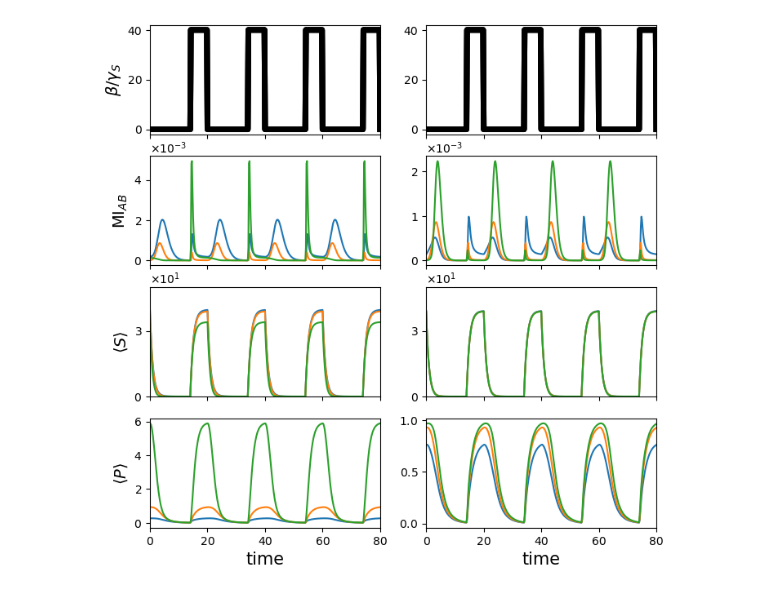
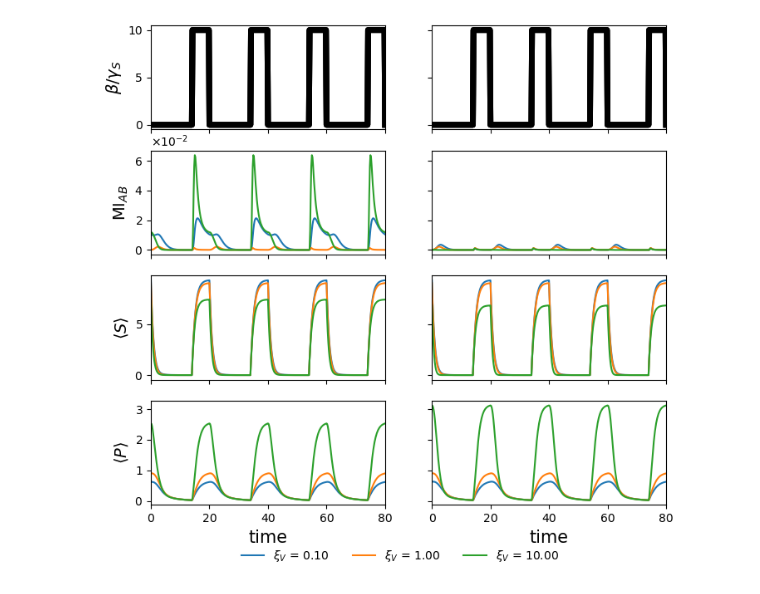
Before and after one commit to PessoaP/Allostery_model, a Jupyter notebook: figures.ipynb, the cells around one changed output. Drawn from its saved outputs; the diff is of its cells as text; code cells hidden in the pictures.

```diff
--- a/figures.ipynb
+++ b/figures.ipynb
@@ -215,7 +310,7 @@ records = []
 files = os.listdir("varallostery")
 for file in files:
     try:
-        _, v, k, beta, shape, times, _ = file.split("_")
+        allo, v, k, beta, shape, times, _ = file.split("_")
         xi_v, xi_k = v.split("=")[-1], k.split("=")[-1]
 
         # remove trailing 'K' from xi_v
@@ -227,6 +322,7 @@ for file in files:
             times = times
 
         records.append({
+            "kind": allo,
             "xi_v": xi_v,
             "xi_k": xi_k,
             "shape": shape,
@@ -326,0 +403,13 @@ make_plot_single(tri_v10,'triangle_v=10_report_v',tmax=40)
+# %%
+
+step_k1    = df[(df['kind']=='Allosteric')    & (df['beta']=='10') & (df['shape']=='varstep') & (df['times']=='[14.  6.]') & (df['xi_k']==1)  & df['xi_v'].isin([0.1, 1, 10])].sort_values('xi_v')
+step_v1    = df[(df['kind']=='Allosteric')    & (df['beta']=='10') & (df['shape']=='varstep') & (df['times']=='[14.  6.]') & (df['xi_v']==1)  & df['xi_k'].isin([0.1, 1, 10])].sort_values('xi_k')
+
+nastep_k1  = df[(df['kind']=='nonAllosteric') & (df['beta']=='10') & (df['shape']=='varstep') & (df['times']=='[14.  6.]') & (df['xi_k']==1)  & df['xi_v'].isin([0.1, 1, 10])].sort_values('xi_v')
+nastep_v1  = df[(df['kind']=='nonAllosteric') & (df['beta']=='10') & (df['shape']=='varstep') & (df['times']=='[14.  6.]') & (df['xi_v']==1)  & df['xi_k'].isin([0.1, 1, 10])].sort_values('xi_k')
+
+# step_k1    = df[(df['kind']=='Allosteric')    & (df['beta']=='10') & (df['shape']=='varstep') & (df['times']=='[5. 5.]') & (df['xi_k']==1)  & df['xi_v'].isin([0.1, 1, 10])].sort_values('xi_v')
+# step_v1    = df[(df['kind']=='Allosteric')    & (df['beta']=='10') & (df['shape']=='varstep') & (df['times']=='[5. 5.]') & (df['xi_v']==1)  & df['xi_k'].isin([0.1, 1, 10])].sort_values('xi_k')
+
+# nastep_k1  = df[(df['kind']=='nonAllosteric') & (df['beta']=='10') & (df['shape']=='varstep') & (df['times']=='[5. 5.]') & (df['xi_k']==1)  & df['xi_v'].isin([0.1, 1, 10])].sort_values('xi_v')
+# nastep_v1  = df[(df['kind']=='nonAllosteric') & (df['beta']=='10') & (df['shape']=='varstep') & (df['times']=='[5. 5.]') & (df['xi_v']==1)  & df['xi_k'].isin([0.1, 1, 10])].sort_values('xi_k')
@@ -327,8 +421,8 @@ make_plot_single(tri_v10,'triangle_v=10_report_v',tmax=40)
 # %%
-fig, axs = plt.subplots(4, 2, sharex=True,figsize=(8,8))
+fig, axs = plt.subplots(4, 2, sharex=True,figsize=(8,7.5))
 
-for (df, axi) in zip([tri_k1, tri_v1], axs.T):
-    make_plot(df, axi,tmax=40)
+for (df, axi) in zip([step_k1, step_v1], axs.T):
+    make_plot(df, axi)
 
 [ax.set_ylabel(g,fontsize=14) for (ax,g) in zip (axs.T[0],[r'$\beta/\gamma_S$',
                                                            r'MI$_{AB}$',
@@ -351,8 +445,9 @@ for ax in axs[1:].flatten():
         ax.set_ylim(0,np.ceil(m/10)*10)
     #axs[0].set_title(r'$\xi_k$ = 10 variable $\xi_V$',fontsize=15)
 [axi.set_xlabel(r'time',fontsize=15) for axi in axs[-1]]
+lines , labels = [], []
 
-#fig.legend(*axs[-1][0].get_legend_handles_labels(),loc='lower center', bbox_to_anchor=(0.5, 0.0), ncol=3, frameon=False,fontsize=10)
+fig.legend(*axs[-1][0].get_legend_handles_labels(),loc='lower center', bbox_to_anchor=(0.5, 0.0), ncol=3, frameon=False,fontsize=10)
 
-fig.savefig('f4_alternative.png',bbox_inches='tight',dpi=600)
+fig.savefig('f4.png',bbox_inches='tight',dpi=900)
 # %% [output]
@@ -360,7 +454,0 @@ fig.savefig('f4_alternative.png',bbox_inches='tight',dpi=600)
-# %%
-df = pd.DataFrame(records)
-step_k1  = df[(df['shape']=='varstep') & (df['times']=='[14.  6.]') & (df['xi_k']==1)  & df['xi_v'].isin([0.1, 1, 10])].sort_values('xi_v')
-step_k10 = df[(df['shape']=='varstep') & (df['times']=='[14.  6.]') & (df['xi_k']==10) & df['xi_v'].isin([0.1, 1, 10])].sort_values('xi_v')
-
-step_v1  = df[(df['shape']=='varstep') & (df['times']=='[14.  6.]') & (df['xi_v']==1)  & df['xi_k'].isin([0.1, 1, 10])].sort_values('xi_k')
-step_v10 = df[(df['shape']=='varstep') & (df['times']=='[14.  6.]') & (df['xi_v']==10) & df['xi_k'].isin([0.1, 1, 10])].sort_values('xi_k')
@@ -377,33 +455,33 @@ make_plot_single(step_v10,'step_v=10_report_14_6')
 # %%
-fig, axs = plt.subplots(4, 2, sharex=True,figsize=(8,8))
+fig, axs = plt.subplots(4, 2, sharex=True, sharey='row', figsize=(8,7.5))
 
-for (df, axi) in zip([step_k1, step_v1], axs.T):
+for (df, axi) in zip([step_k1, nastep_k1], axs.T):
     make_plot(df, axi)
 
 [ax.set_ylabel(g,fontsize=14) for (ax,g) in zip (axs.T[0],[r'$\beta/\gamma_S$',
                                                            r'MI$_{AB}$',
                                                            r'$\langle S \rangle$',
                                                            r'$\langle P \rangle$',])]
 #axs[0,0].set_title(r'Silent K-allostery ($\xi_K$ = 1)',fontsize=15)
-#axs[0,1].set_title(r'Silent V-allostery ($\xi_V$ = 1)'.format(xi_v),fontsize=15)
+#axs[0,1].set_title(r'Non-allosteric equiv'.format(xi_v),fontsize=15)
 for ax in axs[1:].flatten():
     ax.yaxis.set_major_formatter(ticker.ScalarFormatter(useMathText=True))
     ax.ticklabel_format(style='sci', axis='y', scilimits=(0, 0))
     ax.yaxis.get_offset_text().set_position((0, 1.01))  # move exponent above axis
 
     ymin, ymax = ax.get_ylim()
     m = max(abs(ymin), abs(ymax))
     n = int(np.floor(np.log10(m)))
 
     if n>0:
         base = 3 * (10 ** n)      # 0, 3, 6 ... × 10^n
         ax.yaxis.set_major_locator(ticker.MultipleLocator(base=base))
         ax.set_ylim(0,np.ceil(m/10)*10)
     #axs[0].set_title(r'$\xi_k$ = 10 variable $\xi_V$',fontsize=15)
 [axi.set_xlabel(r'time',fontsize=15) for axi in axs[-1]]
 
-#fig.legend(*axs[-1][0].get_legend_handles_labels(),loc='lower center', bbox_to_anchor=(0.5, 0.0), ncol=3, frameon=False,fontsize=10)
+fig.legend(*axs[-1][0].get_legend_handles_labels(),loc='lower center', bbox_to_anchor=(0.5, 0.0), ncol=3, frameon=False,fontsize=10)
 
-fig.savefig('f4.png',bbox_inches='tight',dpi=600)
+fig.savefig('f4_V comparison.png',bbox_inches='tight',dpi=900)
 # %% [output]
-[figure, old version]
+[figure, new version]
```
Also changed, not shown: parts of 16 cells of this notebook, 2 other files.
